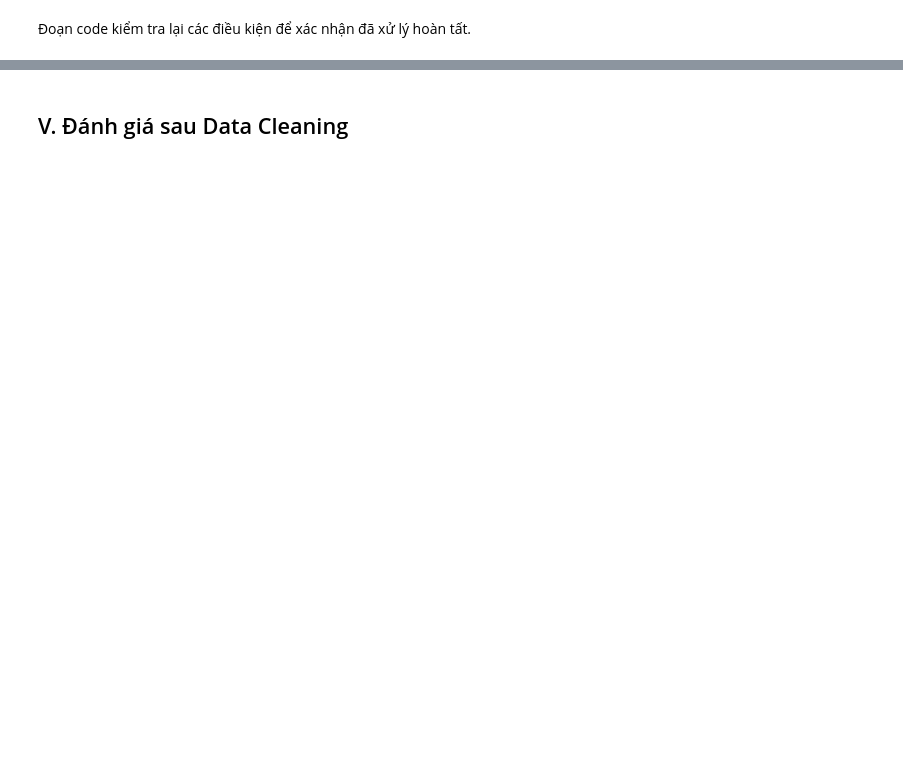
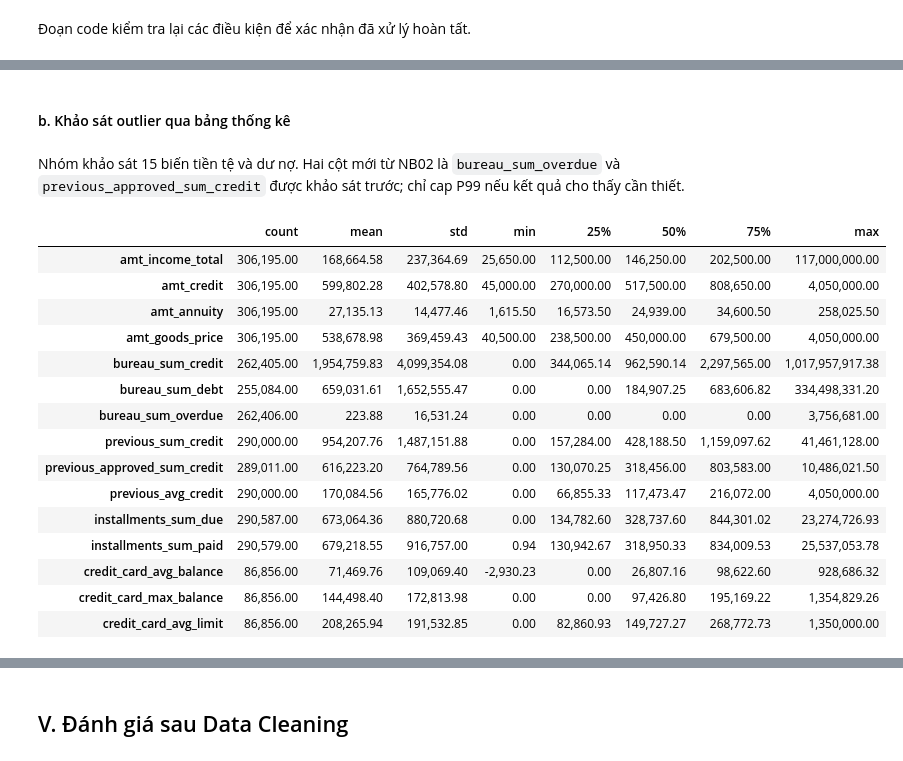
Before and after one commit to thanhhung9720001-collab/credit-risk-classifier, a Jupyter notebook: notebooks/03_data_cleaning.ipynb, the cells around one changed output, grey strips where cells are left out. Drawn from its saved outputs; the diff is of its cells as text; code cells hidden in the pictures; blank space fills up the shorter version.

```diff
--- a/notebooks/03_data_cleaning.ipynb
+++ b/notebooks/03_data_cleaning.ipynb
@@ -1188,24 +739,0 @@ display(correlation_summary)
-# %%
-# Lấy tên các nhóm có cả 3 hệ số tương quan từ 0.95 trở lên.
-groups_to_reduce = correlation_summary.loc[
-    correlation_summary["Đủ tương tự (>= 0.95)"], "Nhóm"
-].tolist()
-
-# Tạo danh sách các cột sẽ loại: _mode và _medi của các nhóm đủ tương tự.
-drop_cols = []
-
-for group in groups_to_reduce:
-    drop_cols += [group + "_mode", group + "_medi"]
-
-# Lưu số cột trước khi loại để so sánh.
-n_cols_before = df.shape[1]
-
-# Đếm số ô missing nằm trong các cột sắp loại.
-missing_in_drop_cols = int(df[drop_cols].isna().sum().sum())
-
-# Loại các cột có thông tin tương tự cao với cột _avg.
-df = df.drop(columns=drop_cols)
-
-# Thông báo kết quả xử lý.
-print(f"Đã loại {len(drop_cols)} cột _mode/_medi có tương quan cao với _avg.")
-print(f"Số cột: {n_cols_before} -> {df.shape[1]}")
@@ -1228,0 +748,32 @@ Số cột trùng với outlier_cols (Mục 3): 0
+# %% [markdown]
+#### b. Khảo sát outlier qua bảng thống kê
+# %% [markdown]
+Nhóm khảo sát 15 biến tiền tệ và dư nợ. Hai cột mới từ NB02 là `bureau_sum_overdue` và `previous_approved_sum_credit` được khảo sát trước; chỉ cap P99 nếu kết quả cho thấy cần thiết.
+# %%
+# Các cột tiền tệ/dư nợ cần khảo sát outlier.
+outlier_candidates = [
+    "amt_income_total", "amt_credit", "amt_annuity", "amt_goods_price",
+    "bureau_sum_credit", "bureau_sum_debt", "bureau_sum_overdue",
+    "previous_sum_credit", "previous_approved_sum_credit", "previous_avg_credit",
+    "installments_sum_due", "installments_sum_paid",
+    "credit_card_avg_balance", "credit_card_max_balance", "credit_card_avg_limit",
+]
+
+display(df[outlier_candidates].describe().T.style.format("{:,.2f}"))
+# %% [output]
+|  | count | mean | std | min | 25% | 50% | 75% | max |
+| amt_income_total | 306,195.00 | 168,664.58 | 237,364.69 | 25,650.00 | 112,500.00 | 146,250.00 | 202,500.00 | 117,000,000.00 |
+| amt_credit | 306,195.00 | 599,802.28 | 402,578.80 | 45,000.00 | 270,000.00 | 517,500.00 | 808,650.00 | 4,050,000.00 |
+| amt_annuity | 306,195.00 | 27,135.13 | 14,477.46 | 1,615.50 | 16,573.50 | 24,939.00 | 34,600.50 | 258,025.50 |
+| amt_goods_price | 306,195.00 | 538,678.98 | 369,459.43 | 40,500.00 | 238,500.00 | 450,000.00 | 679,500.00 | 4,050,000.00 |
+| bureau_sum_credit | 262,405.00 | 1,954,759.83 | 4,099,354.08 | 0.00 | 344,065.14 | 962,590.14 | 2,297,565.00 | 1,017,957,917.38 |
+| bureau_sum_debt | 255,084.00 | 659,031.61 | 1,652,555.47 | 0.00 | 0.00 | 184,907.25 | 683,606.82 | 334,498,331.20 |
+| bureau_sum_overdue | 262,406.00 | 223.88 | 16,531.24 | 0.00 | 0.00 | 0.00 | 0.00 | 3,756,681.00 |
+| previous_sum_credit | 290,000.00 | 954,207.76 | 1,487,151.88 | 0.00 | 157,284.00 | 428,188.50 | 1,159,097.62 | 41,461,128.00 |
+| previous_approved_sum_credit | 289,011.00 | 616,223.20 | 764,789.56 | 0.00 | 130,070.25 | 318,456.00 | 803,583.00 | 10,486,021.50 |
+| previous_avg_credit | 290,000.00 | 170,084.56 | 165,776.02 | 0.00 | 66,855.33 | 117,473.47 | 216,072.00 | 4,050,000.00 |
+| installments_sum_due | 290,587.00 | 673,064.36 | 880,720.68 | 0.00 | 134,782.60 | 328,737.60 | 844,301.02 | 23,274,726.93 |
+| installments_sum_paid | 290,579.00 | 679,218.55 | 916,757.00 | 0.94 | 130,942.67 | 318,950.33 | 834,009.53 | 25,537,053.78 |
+| credit_card_avg_balance | 86,856.00 | 71,469.76 | 109,069.40 | -2,930.23 | 0.00 | 26,807.16 | 98,622.60 | 928,686.32 |
+| credit_card_max_balance | 86,856.00 | 144,498.40 | 172,813.98 | 0.00 | 0.00 | 97,426.80 | 195,169.22 | 1,354,829.26 |
+| credit_card_avg_limit | 86,856.00 | 208,265.94 | 191,532.85 | 0.00 | 82,860.93 | 149,727.27 | 268,772.73 | 1,350,000.00 |
```
Also changed, not shown: parts of 97 cells of this notebook, 1 other file.
